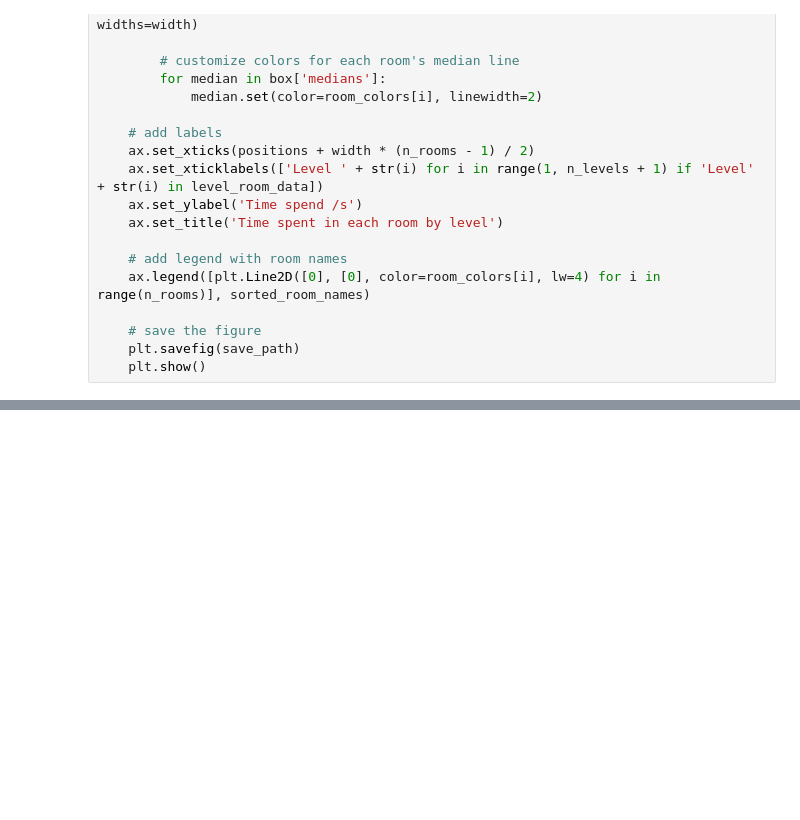
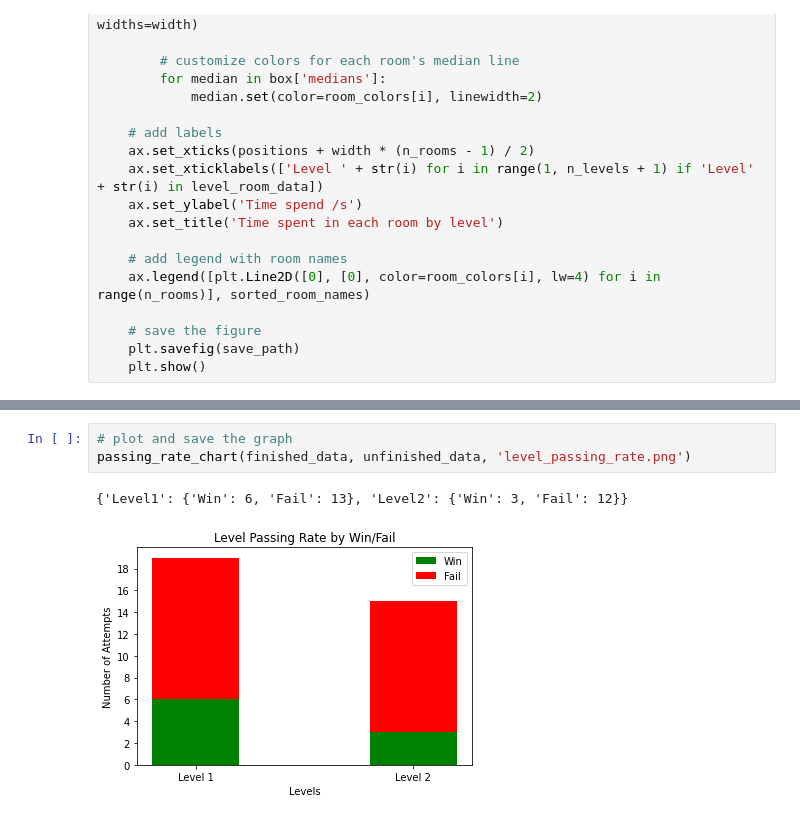
Before and after one commit to CSCI-526/spring-2024-project-tuesday-wandering-ghost, a Jupyter notebook: Analytics/visualization.ipynb, the cells around one changed output, grey strips where cells are left out. Cells and saved outputs as stored; diff of their text form; blank space fills up the shorter version.

```diff
--- a/Analytics/visualization.ipynb
+++ b/Analytics/visualization.ipynb
@@ -161,0 +224,6 @@ TBD
+# %%
+# plot and save the graph
+passing_rate_chart(finished_data, unfinished_data, 'level_passing_rate.png')
+# %% [output]
+{'Level1': {'Win': 6, 'Fail': 13}, 'Level2': {'Win': 3, 'Fail': 12}}
+[figure, added]
```
Also changed, not shown: parts of 18 cells of this notebook, 10 other files.
